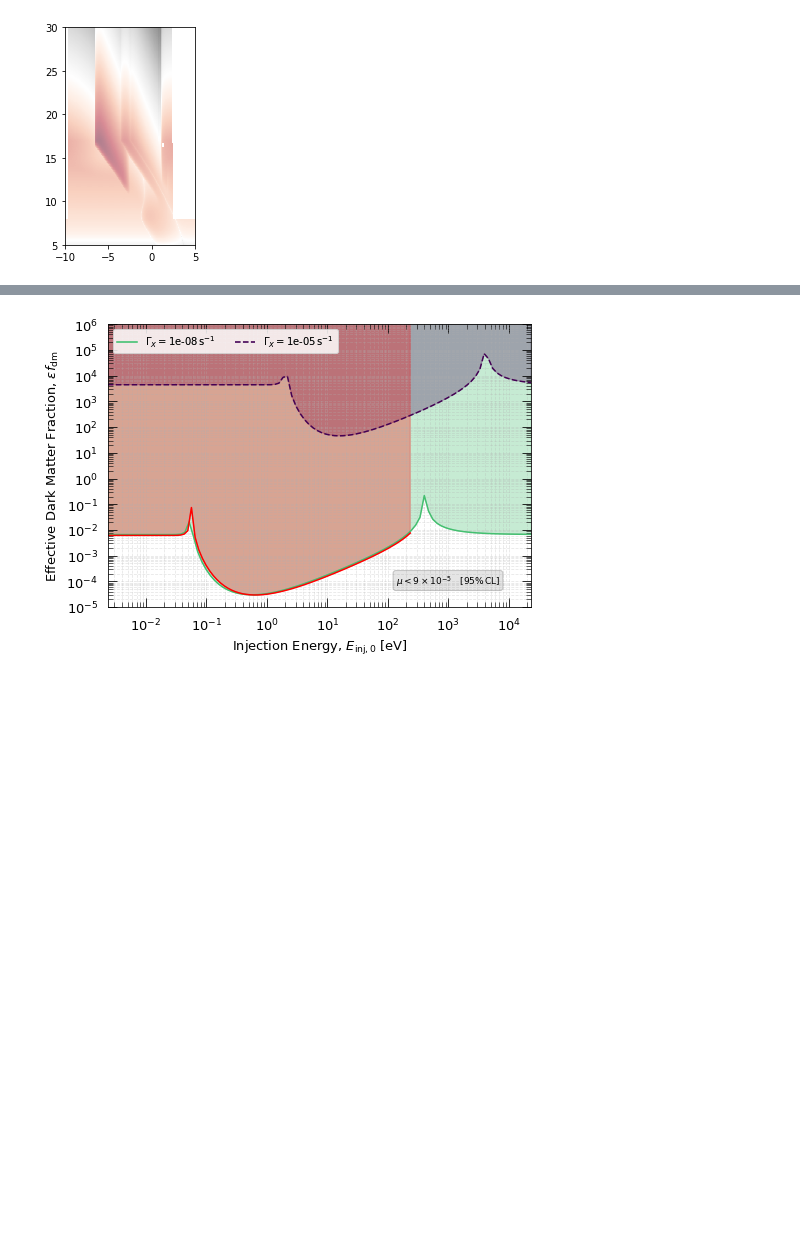
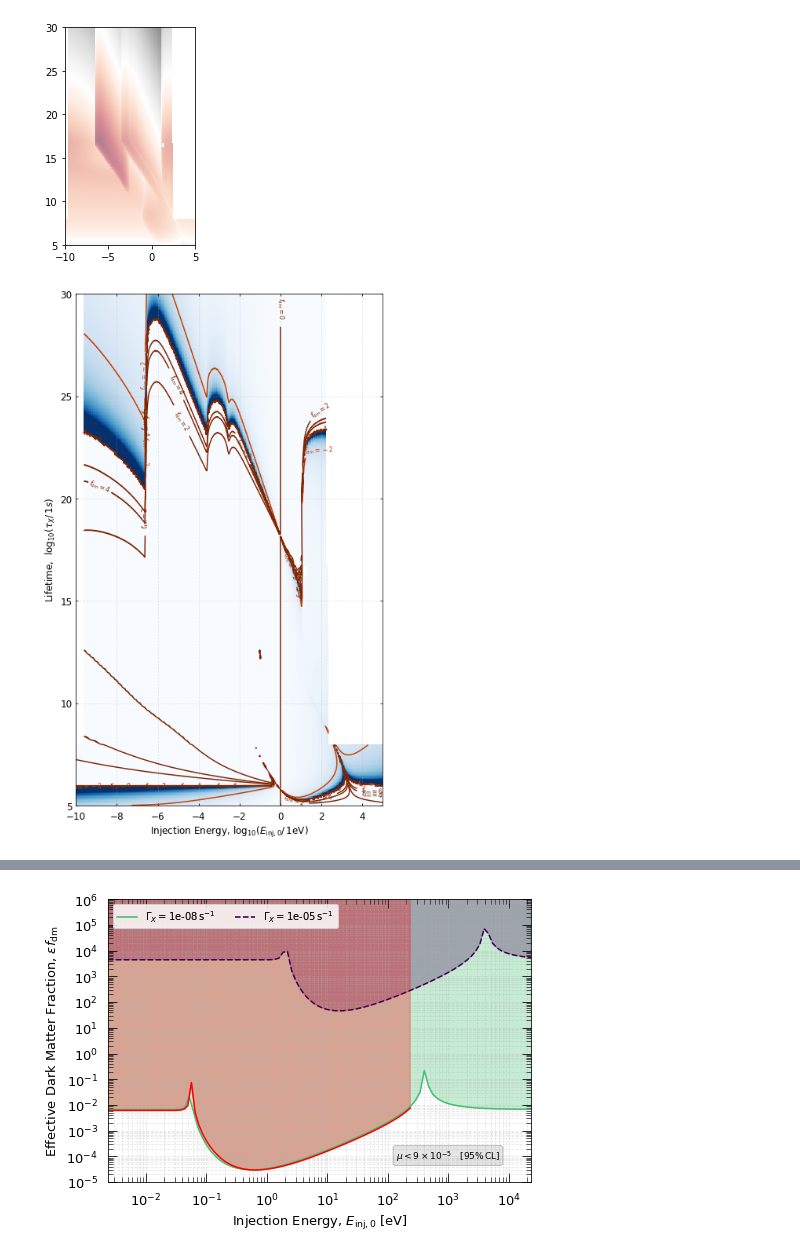
Before and after one commit to CMBSPEC/specdist, a Jupyter notebook: specdist/notebooks/pispec_np_2.ipynb, the cells around one changed output, grey strips where cells are left out. Saved outputs shown, nothing was run; the diff lists cells and outputs as text; code cells hidden in the pictures; blank space fills up the shorter version.

```diff
--- a/specdist/notebooks/pispec_np_2.ipynb
+++ b/specdist/notebooks/pispec_np_2.ipynb
@@ -362,3 +367,89 @@ Yf = np.loadtxt(path)
 
 path = '/Users/boris/Work/SPECTRAL-DISTORTIONS/specdist/specdist/data/f_dm_constraints/log10_f_dm' + name_ext + '.txt'
 Zf = np.loadtxt(path)
+# %%
+fig,ax=plt.subplots(1,1,figsize=(7,10))
+label_size = 12
+title_size = 12
+legend_size = 25
+handle_length = 1.5
+
+
+tau_values = Yf[:,0]
+Einj_values = Xf[0]
+Mf = (Zf/Einj_values)**-1
+#Einj_values =np.linspace(-10,5,500)
+#tau_values = np.linspace(5,30,500)
+
+# tau_values = 10**Yf[0]
+# Einj_values = 10**Xf[0]
+# xlist = Einj_values
+# ylist = tau_values
+
+levels = [-2,0,2,4,6]
+
+colormap = plt.cm.Oranges #or any other colormap
+colormap2 = plt.cm.Blues_r
+colormap2 = colormap2
+normalize = matplotlib.colors.Normalize(vmin=-10, vmax=0)
+
+CS = ax.contour(Xf, Yf, Mf,levels,cmap = colormap,norm=normalize)
+
+
+CS.levels = levels
+
+# Label levels with specially formatted floats
+if plt.rcParams["text.usetex"]:
+    fmt = r'%r \%%'
+else:
+    fmt = r'$f_\mathrm{dm}=%r$'
+
+ax.clabel(CS, CS.levels, inline=1, fontsize=8,fmt=fmt)
+
+
+# masses_ev = np.logspace(-9,9,100)
+# tau_dfsz = 1.1581e27*masses_ev**-5
+# ax.plot(np.log10(masses_ev*mass_to_Einj),np.log10(tau_dfsz),c='k',lw=2,ls=':')
+# tau_ksvz = 8.9078e23*masses_ev**-5
+# ax.plot(np.log10(masses_ev*mass_to_Einj),np.log10(tau_ksvz),c='k',lw=2,ls=':')
+
+
+ax.yaxis.set_tick_params(right='on',which='minor',direction='in',length=2)
+ax.xaxis.set_tick_params(top='on',which='minor',direction='in',length=2)
+ax.yaxis.set_tick_params(right='on',which='major',direction='in',length=3,labelsize=label_size,pad=5)
+ax.xaxis.set_tick_params(top='on',which='major',direction='in',length=3,labelsize=label_size,pad=7)
+
+
+
+ax.grid( b=True, which="both", alpha=0.3, linestyle='--')
+
+
+name_ext = ''
+
+if case == 'lyc+reio':
+    name_ext += '_lyc_reio'
+elif case == 'bare':
+    name_ext += '_bare'
+if add_edges == 'yes':
+    name_ext += '_with_edges'
+else:
+    name_ext += '_no_edges'
+name_ext += '.pdf'
+
+ax.set_xlim(Einj_values[0],Einj_values[-1])
+ax.set_ylim(tau_values[0],tau_values[-1])
+
+ax.set_xlabel(label_log10injection_energy,size=title_size)
+#ax.set_ylabel("coupling constant, "+r'$g_\mathrm{a\gamma\gamma}\quad[\mathrm{GeV}^{-1}]$',size=title_size)
+ax.set_ylabel(label_log10Tau_x,size=title_size)
+#ax.yaxis.set_label_coords(-.08,0.5)
+
+
+im = ax.imshow(Mf, extent=[Einj_values[0], Einj_values[-1],tau_values[0],tau_values[-1]], origin='lower',
+           cmap=colormap2,norm=normalize, alpha=1.)
+
+fig.tight_layout()
+#plt.legend()
+#plt.savefig(path_to_figures + '/figures_for_paper_tau_a' + name_ext)
+# %% [output]
+[figure, added]
```
Also changed, not shown: parts of 9 cells of this notebook, 2 other files.
